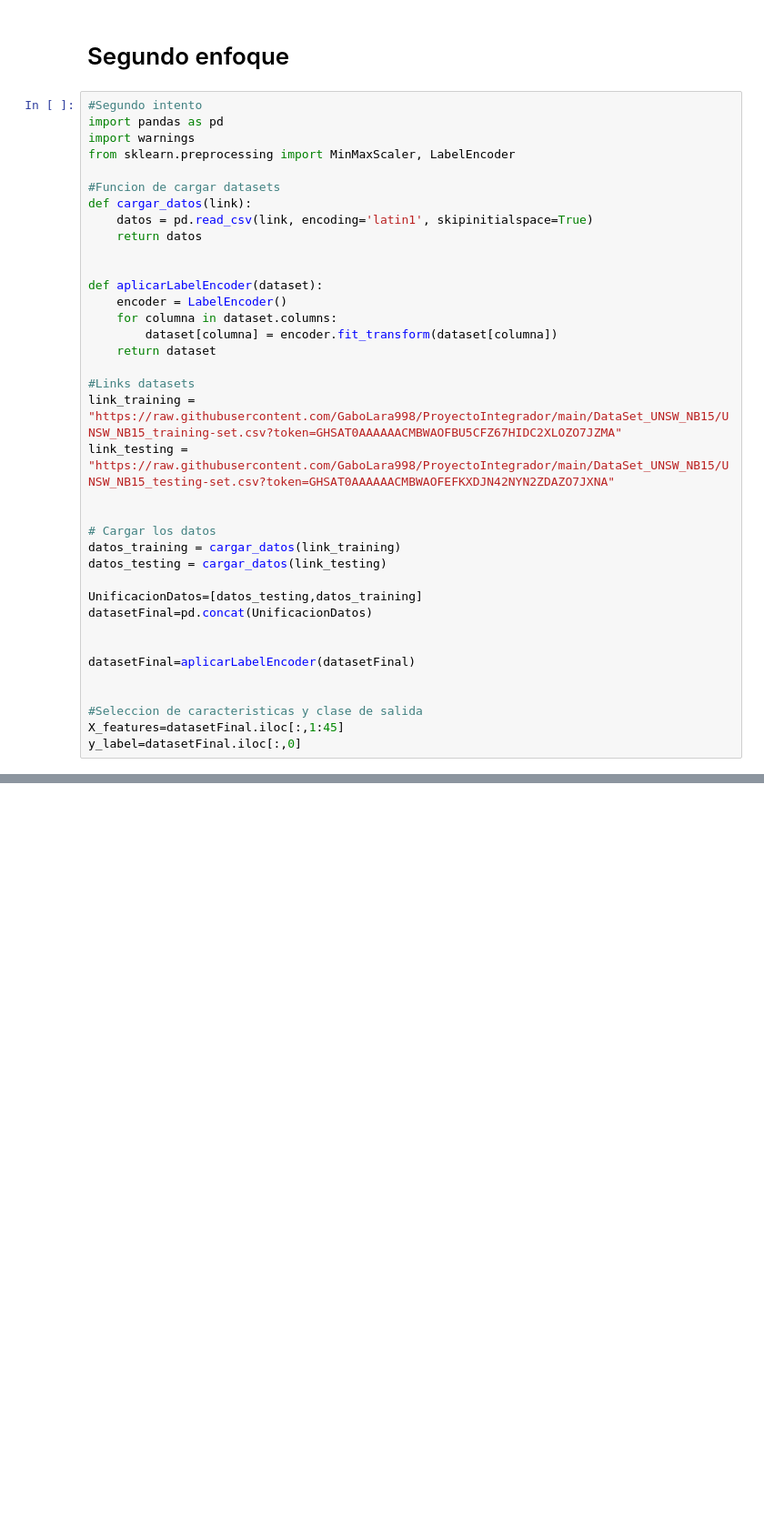
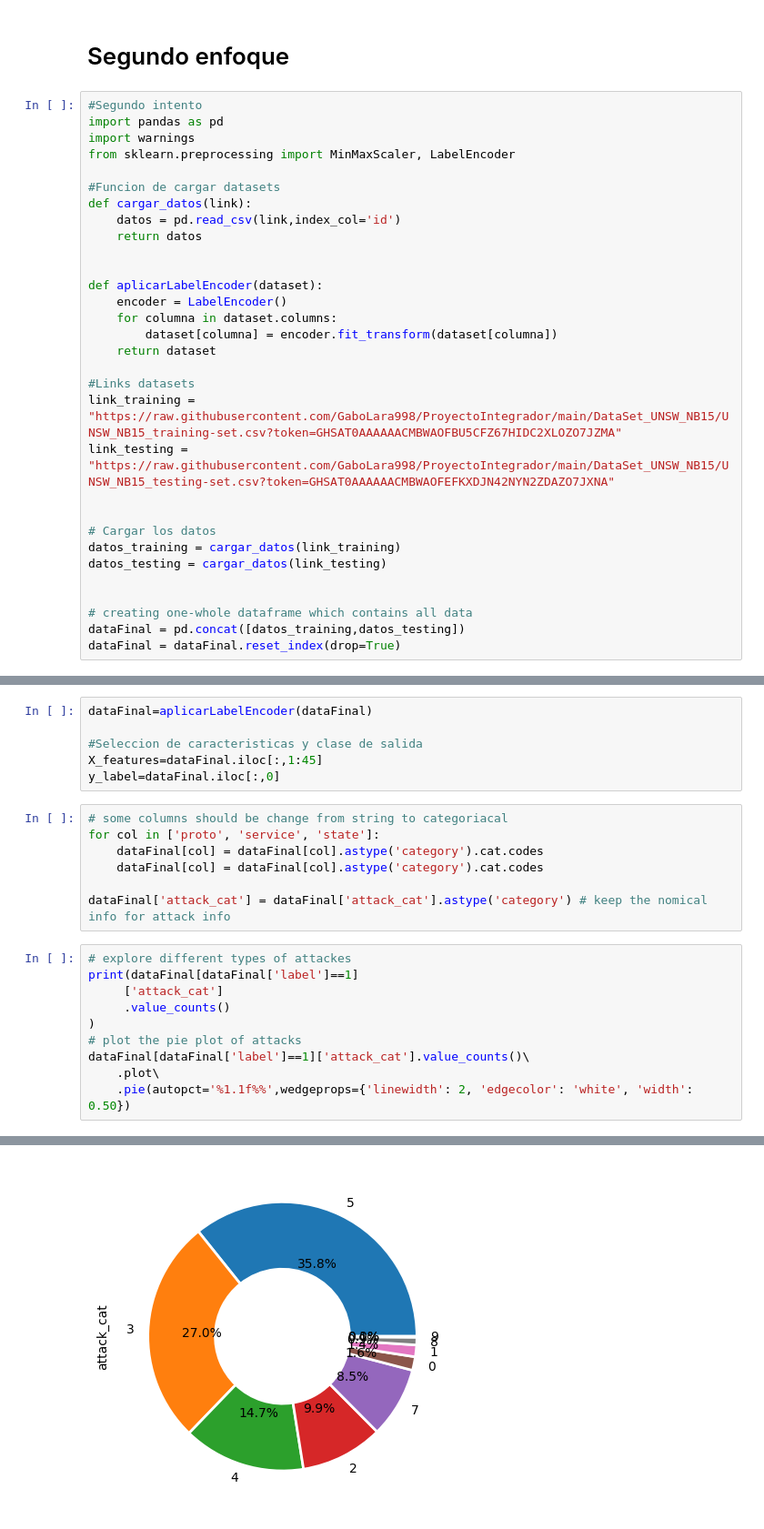
Before and after one commit to GaboLara998/ProyectoIntegrador, a Jupyter notebook: ProyectoIntregrador.ipynb, the cells around one changed output, grey strips where cells are left out. Shown at 91% size. Drawn from its saved outputs; the diff is of its cells as text; blank space fills up the shorter version.

```diff
--- a/ProyectoIntregrador.ipynb
+++ b/ProyectoIntregrador.ipynb
@@ -301,7 +10,7 @@ from sklearn.preprocessing import MinMaxScaler, LabelEncoder
 
 #Funcion de cargar datasets
 def cargar_datos(link):
-    datos = pd.read_csv(link, encoding='latin1', skipinitialspace=True)
+    datos = pd.read_csv(link,index_col='id')
     return datos
 
 
@@ -320,13 +29,7 @@ link_testing = "https://raw.githubusercontent.com/GaboLara998/ProyectoIntegrador
 datos_training = cargar_datos(link_training)
 datos_testing = cargar_datos(link_testing)
 
-UnificacionDatos=[datos_testing,datos_training]
-datasetFinal=pd.concat(UnificacionDatos)
 
-
-datasetFinal=aplicarLabelEncoder(datasetFinal)
-
-
-#Seleccion de caracteristicas y clase de salida
-X_features=datasetFinal.iloc[:,1:45]
-y_label=datasetFinal.iloc[:,0]
+# creating one-whole dataframe which contains all data
+dataFinal = pd.concat([datos_training,datos_testing])
+dataFinal = dataFinal.reset_index(drop=True)
@@ -597,0 +43,24 @@ print(feature_importance_df)
+# %%
+dataFinal=aplicarLabelEncoder(dataFinal)
+
+#Seleccion de caracteristicas y clase de salida
+X_features=dataFinal.iloc[:,1:45]
+y_label=dataFinal.iloc[:,0]
+# %%
+# some columns should be change from string to categoriacal
+for col in ['proto', 'service', 'state']:
+    dataFinal[col] = dataFinal[col].astype('category').cat.codes
+    dataFinal[col] = dataFinal[col].astype('category').cat.codes
+
+dataFinal['attack_cat'] = dataFinal['attack_cat'].astype('category') # keep the nomical info for attack info
+# %%
+# explore different types of attackes
+print(dataFinal[dataFinal['label']==1]
+     ['attack_cat']
+     .value_counts()
+)
+# plot the pie plot of attacks
+dataFinal[dataFinal['label']==1]['attack_cat'].value_counts()\
+    .plot\
+    .pie(autopct='%1.1f%%',wedgeprops={'linewidth': 2, 'edgecolor': 'white', 'width': 0.50})
+# %% [output]
@@ -597,0 +79 @@ print(feature_importance_df)
+[figure, added]
```
Also changed, not shown: parts of 44 cells of this notebook.
